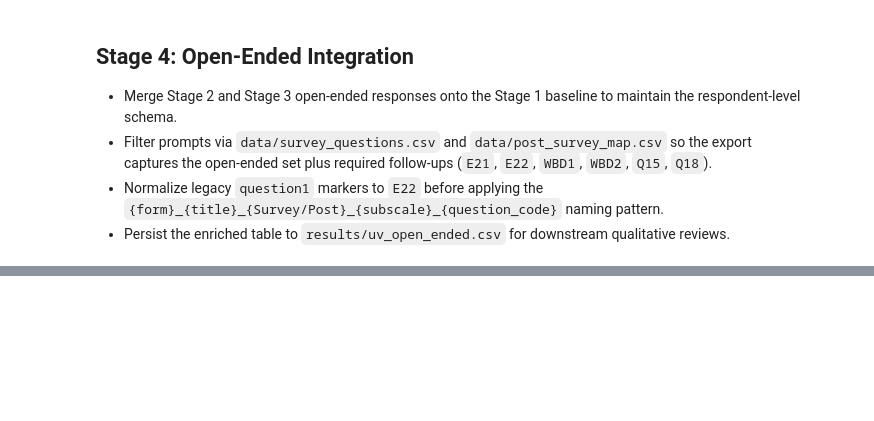
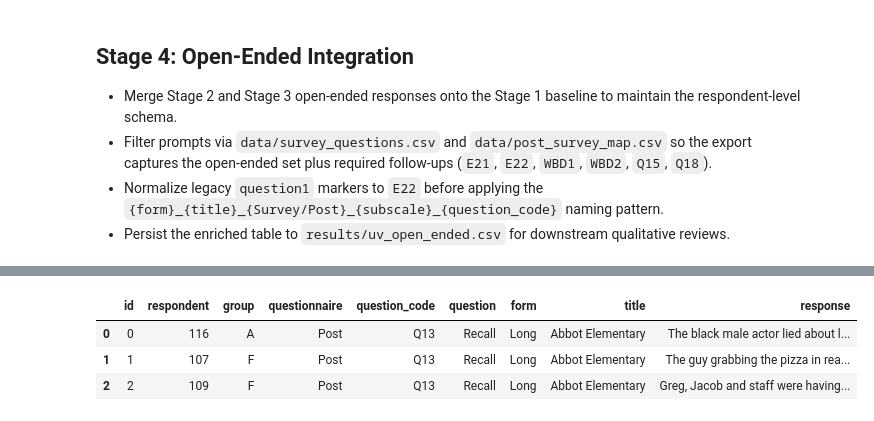
Before and after one commit to NeuralSenseCode/544_WBD_CXCU, a Jupyter notebook: analysis/assemble_uv.ipynb, the cells around one changed output, grey strips where cells are left out. Cells and saved outputs as stored; diff of their text form; code cells hidden in the pictures; blank space fills up the shorter version.

```diff
--- a/analysis/assemble_uv.ipynb
+++ b/analysis/assemble_uv.ipynb
@@ -2596,0 +2652,94 @@ Wrote results\uv_open_ended_long.csv with 737 rows and 8 columns.
+# %%
+# Load and parse model events
+def normalise_title(title: str) -> str:
+    """Normalize title for consistent event lookup."""
+    cleaned = re.sub(r"\s+", " ", title.strip()).lower()
+    cleaned = cleaned.replace(":", "")
+    cleaned = cleaned.replace("–", "-")
+    cleaned = re.sub(r"\s*-\s*", "-", cleaned)
+    return cleaned
+
+def normalise_form(form: str) -> str:
+    """Normalize form string (long/short) for consistent event lookup."""
+    form_norm = form.strip().lower()
+    form_norm = form_norm.replace("–", "-")
+    form_norm = re.sub(r"\s+", " ", form_norm)
+    form_norm = form_norm.replace(" form", "").strip()
+    alias_map = {
+        "lf": "long",
+        "longform": "long",
+        "long-form": "long",
+        "long": "long",
+        "sf": "short",
+        "shortform": "short",
+        "short-form": "short",
+        "short": "short",
+    }
+    if form_norm in alias_map:
+        return alias_map[form_norm]
+    if "long" in form_norm:
+        return "long"
+    if "short" in form_norm:
+        return "short"
+    return form_norm
+
+def parse_model_events(markdown_text: str) -> Dict[Tuple[str, str], List[str]]:
+    """Extract event lists from markdown organized by title and form."""
+    sections: Dict[Tuple[str, str], List[str]] = {}
+    header_pattern = re.compile(r"^##\s*(.+?)\s*[-–—]\s*(.+?)\s*$", re.MULTILINE)
+    matches = list(header_pattern.finditer(markdown_text))
+    if not matches:
+        raise ValueError("No section headers found in model_answers_events.md")
+    for idx, match in enumerate(matches):
+        title_raw, form_raw = match.group(1), match.group(2)
+        start = match.end()
+        end = matches[idx + 1].start() if (idx + 1) < len(matches) else len(markdown_text)
+        section_text = markdown_text[start:end]
+        events = [
+            evt.strip()
+            for evt in re.findall(r"^\s*\d+\.\s+(.*)$", section_text, re.MULTILINE)
+            if evt.strip()
+        ]
+        key = (normalise_title(title_raw), normalise_form(form_raw))
+        if key in sections:
+            print(f"Warning: duplicate section for {key}; last occurrence will be used")
+        sections[key] = events
+    return sections
+
+model_events_text = MODEL_EVENTS_PATH.read_text(encoding="utf-8")
+model_events_lookup = parse_model_events(model_events_text)
+print(f"Loaded events for {len(model_events_lookup)} title/format combinations")
+print("Parsed combinations:")
+for title_key, form_key in sorted(model_events_lookup.keys()):
+    print(f"  - Title: {title_key} | Form: {form_key}")
+
+# Load recall responses
+try:
+    recall_df = pd.read_csv(OPEN_ENDED_RECALL_PATH)
+except UnicodeDecodeError:
+    with OPEN_ENDED_RECALL_PATH.open("r", encoding="cp1252", errors="ignore") as fh:
+        buffer = StringIO(fh.read())
+    recall_df = pd.read_csv(buffer)
+
+# Normalise column names for downstream logic
+recall_df.columns = [col.strip().lower() for col in recall_df.columns]
+column_aliases = {
+    "format": "form",
+    "media_format": "form",
+    "media_form": "form",
+    "content_form": "form",
+}
+for candidate, target in column_aliases.items():
+    if candidate in recall_df.columns and target not in recall_df.columns:
+        recall_df = recall_df.rename(columns={candidate: target})
+if "form" not in recall_df.columns:
+    available = ", ".join(sorted(recall_df.columns))
+    raise KeyError(f"Expected a 'form' column in recall data; available columns: {available}")
+
+if "id" not in recall_df.columns:
+    recall_df.insert(0, "id", range(len(recall_df)))
+
+print(f"Loaded {len(recall_df)} recall responses")
+print(f"Unique titles: {recall_df['title'].nunique()} | Forms: {sorted(recall_df['form'].unique().tolist())}")
+recall_df.head(3)
+# %% [output]
@@ -2596,0 +2756,4 @@ Wrote results\uv_open_ended_long.csv with 737 rows and 8 columns.
+|  | id | respondent | group | questionnaire | question_code | question | form | title | response |
+| 0 | 0 | 116 | A | Post | Q13 | Recall | Long | Abbot Elementary | The black male actor lied about l... |
+| 1 | 1 | 107 | F | Post | Q13 | Recall | Long | Abbot Elementary | The guy grabbing the pizza in rea... |
+| 2 | 2 | 109 | F | Post | Q13 | Recall | Long | Abbot Elementary | Greg, Jacob and staff were having... |
```
Also changed, not shown: parts of 17 cells of this notebook, 14 other files.
